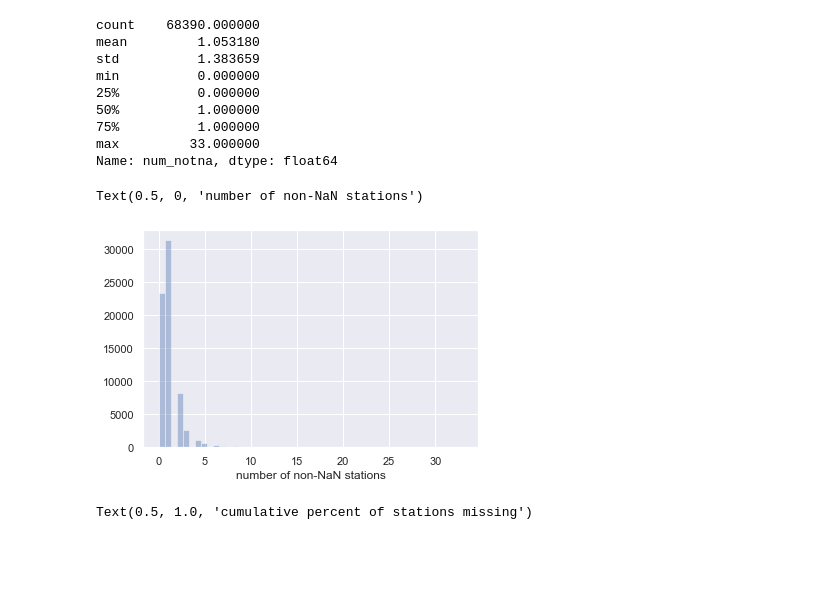
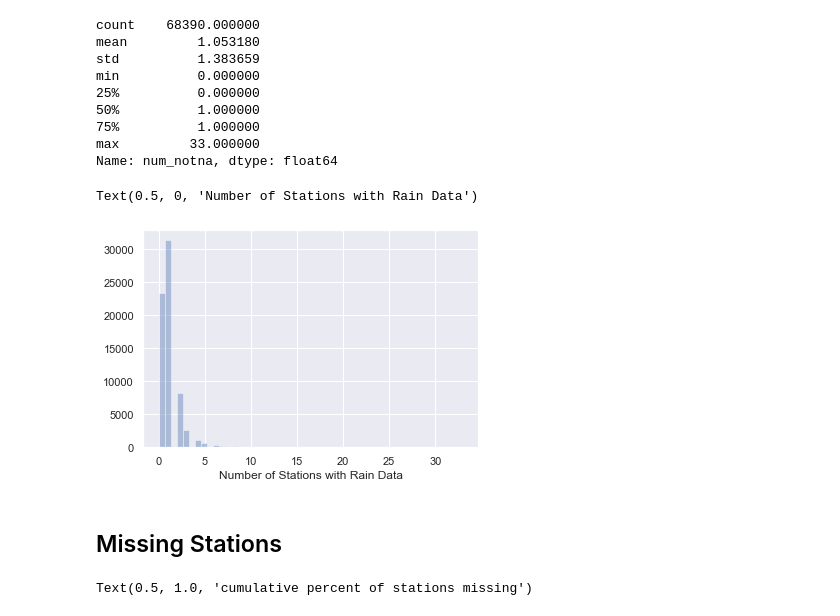
Before and after one commit to DataKind-DC/audubon-cbc, a Jupyter notebook: notebooks/2.1.1-he-rain-analysis.ipynb, the cells around one changed output. Cells and saved outputs as stored; diff of their text form; code cells hidden in the pictures; blank space fills up the shorter version.

Commit message:
# Added comments and readability updates to rain and snow notebooks

```diff
--- a/notebooks/2.1.1-he-rain-analysis.ipynb
+++ b/notebooks/2.1.1-he-rain-analysis.ipynb
@@ -63,3 +65,5 @@ AGREEMENT_THRESHOLD = max(AGREEMENT_THRESHOLD, 1 - AGREEMENT_THRESHOLD)
 # %%
 DATA_PATH = '../data/Cloud_Data'
 ECO_DATA_PATH =  os.path.join(DATA_PATH, '1.3-rec-connecting-fips-ecosystem-data.txt')
+# %%
+eco_data = pd.read_csv(ECO_DATA_PATH, encoding = "ISO-8859-1", sep="\t", compression = "gzip")
@@ -66,5 +80,5 @@ ECO_DATA_PATH =  os.path.join(DATA_PATH, '1.3-rec-connecting-fips-ecosystem-data
 # %%
-eco_data = pd.read_csv(ECO_DATA_PATH, encoding = "ISO-8859-1", sep="\t")
+
 eco_data = eco_data.rename(columns={'circle_name': 'c_name', 'circle_id': 'c_id',
                                     'lat': 'c_lat', 'lon': 'c_lon', 'circle_elev': 'c_elev',
                                     'Ecosys_circle': 'c_ecosys', 'Nlcd_code_circle': 'c_nlcdcode',
@@ -73,6 +97,6 @@ eco_data = eco_data.rename(columns={'circle_name': 'c_name', 'circle_id': 'c_id'
 # %%
-# drop all the other data that wont be needed
-prcp_data = eco_data.loc[:, ['count_date', 'c_name', 'country_state', 'c_id', 'c_lat', 'c_lon',
+# Drop all the other data that wont be needed
+prcp_data = eco_data.loc[:, ['count_date', 'c_name', 'ui','country_state', 'c_id', 'c_lat', 'c_lon',
                               'am_rain', 'pm_rain', 'c_elev', 'c_ecosys', 'c_nlcdcode',
                               's_id', 's_lat', 's_lon', 's_elev', 's_ecosys', 's_nlcdcode','precipitation_value',
                              ]]
@@ -124,7 +177,7 @@ prcp_data.drop(columns=['am_rain', 'pm_rain','c_elev', 'c_ecosys', 'c_nlcdcode',
                         's_elev', 's_ecosys', 's_nlcdcode','precipitation_value',], inplace=True)
 # %%
 # isolate only the circle specific volunteer data
-circle_obs = prcp_data[['count_date', 'c_name', 'country_state',
+circle_obs = prcp_data[['count_date', 'c_name', 'ui','country_state',
                         'c_id', 'c_lat', 'c_lon','c_rain']].groupby(['c_id', 'count_date']).agg('first')
 # %%
 # sort by circle then station information
@@ -232,8 +390,10 @@ min          0.000000
 max         33.000000
 Name: num_notna, dtype: float64
 # %%
-sns.distplot(circle_data.num_notna, kde=False).set_xlabel("number of non-NaN stations")
+sns.distplot(circle_data.num_notna, kde=False).set_xlabel("Number of Stations with Rain Data")
 # %% [output]
-Text(0.5, 0, 'number of non-NaN stations')
+Text(0.5, 0, 'Number of Stations with Rain Data')
-[figure, old version]
+[figure, new version]
+# %% [markdown]
+## Missing Stations
 # %%
```
Also changed, not shown: parts of 149 cells of this notebook, 2 other files.
